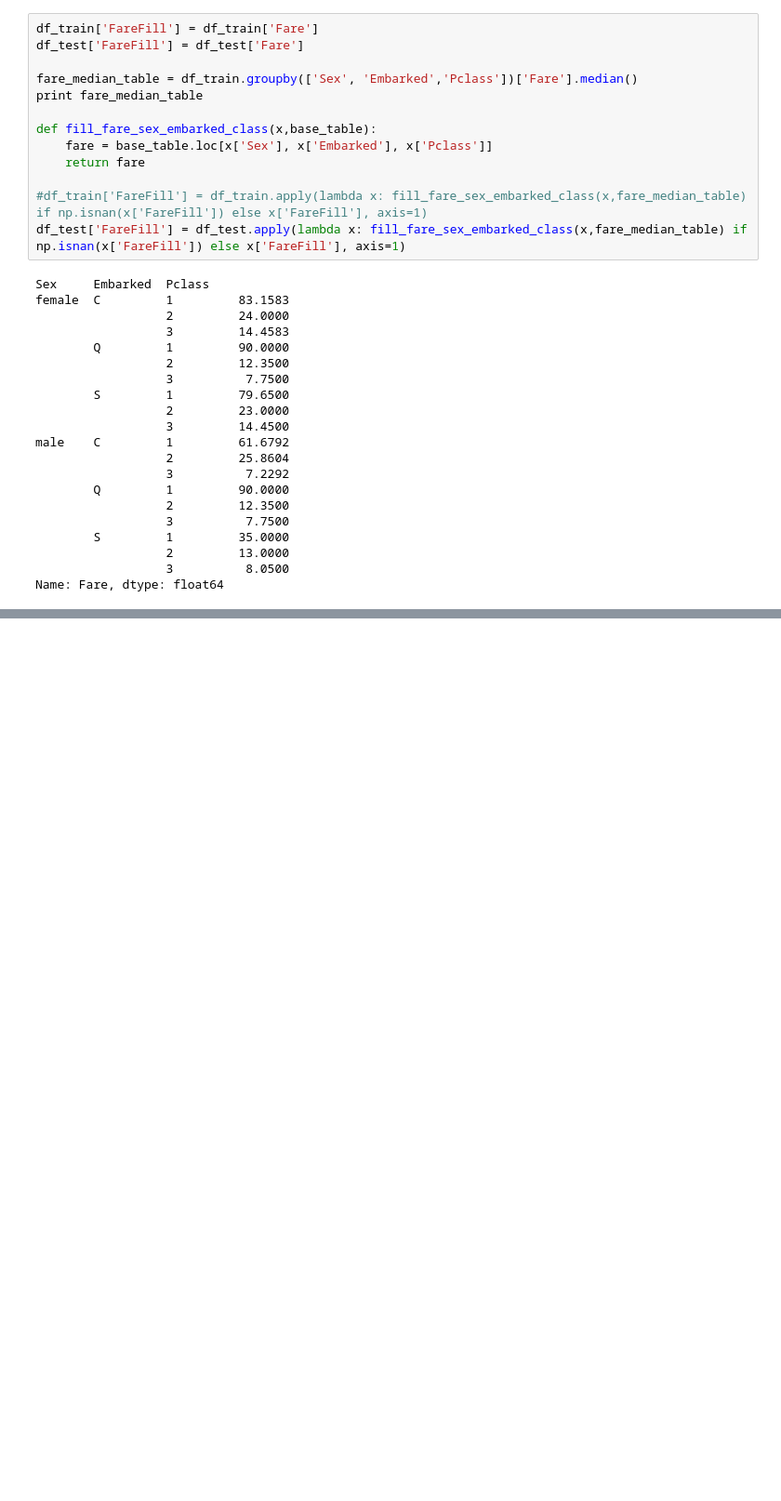
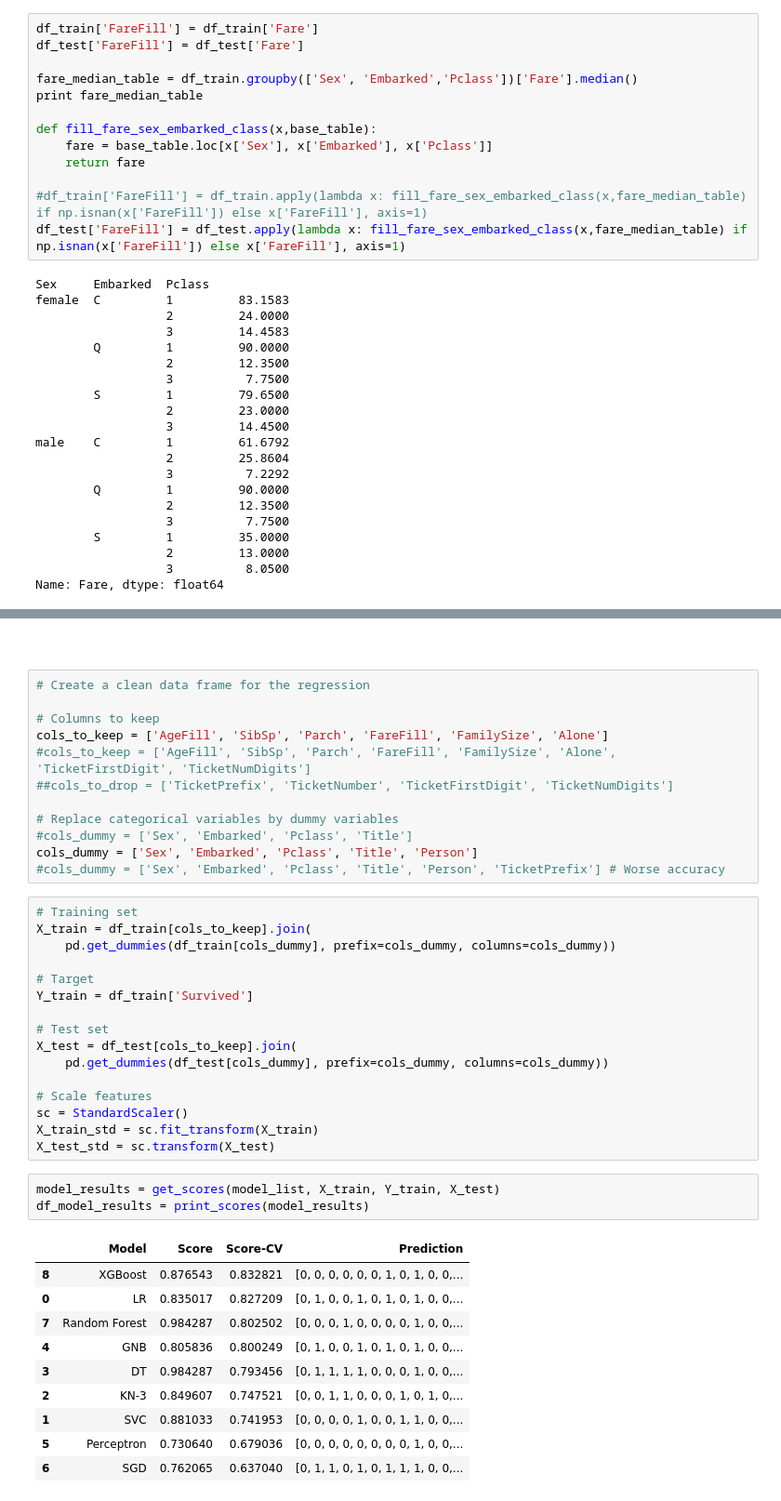
Before and after one commit to saldeal/Kaggle, a Jupyter notebook: titanic/Kaggle-Titanic_v2.ipynb, the cells around one changed output, grey strips where cells are left out. Shown at 93% size. Saved outputs shown, nothing was run; the diff lists cells and outputs as text; blank space fills up the shorter version.

```diff
--- a/titanic/Kaggle-Titanic_v2.ipynb
+++ b/titanic/Kaggle-Titanic_v2.ipynb
@@ -357,0 +630,44 @@ Name: Fare, dtype: float64
+# %% [markdown]
+##
+# %%
+# Create a clean data frame for the regression
+
+# Columns to keep
+cols_to_keep = ['AgeFill', 'SibSp', 'Parch', 'FareFill', 'FamilySize', 'Alone']
+#cols_to_keep = ['AgeFill', 'SibSp', 'Parch', 'FareFill', 'FamilySize', 'Alone', 'TicketFirstDigit', 'TicketNumDigits']
+##cols_to_drop = ['TicketPrefix', 'TicketNumber', 'TicketFirstDigit', 'TicketNumDigits']
+
+# Replace categorical variables by dummy variables
+#cols_dummy = ['Sex', 'Embarked', 'Pclass', 'Title']
+cols_dummy = ['Sex', 'Embarked', 'Pclass', 'Title', 'Person']
+#cols_dummy = ['Sex', 'Embarked', 'Pclass', 'Title', 'Person', 'TicketPrefix'] # Worse accuracy
+# %%
+# Training set
+X_train = df_train[cols_to_keep].join(
+    pd.get_dummies(df_train[cols_dummy], prefix=cols_dummy, columns=cols_dummy))
+
+# Target
+Y_train = df_train['Survived']
+
+# Test set
+X_test = df_test[cols_to_keep].join(
+    pd.get_dummies(df_test[cols_dummy], prefix=cols_dummy, columns=cols_dummy))
+
+# Scale features
+sc = StandardScaler()
+X_train_std = sc.fit_transform(X_train)
+X_test_std = sc.transform(X_test)
+# %%
+model_results = get_scores(model_list, X_train, Y_train, X_test)
+df_model_results = print_scores(model_results)
+# %% [output]
+|  | Model | Score | Score-CV | Prediction |
+| 8 | XGBoost | 0.876543 | 0.832821 | [0, 0, 0, 0, 0, 0, 1, 0, 1, 0, 0,... |
+| 0 | LR | 0.835017 | 0.827209 | [0, 1, 0, 0, 1, 0, 1, 0, 1, 0, 0,... |
+| 7 | Random Forest | 0.984287 | 0.802502 | [0, 0, 0, 1, 0, 0, 0, 0, 1, 0, 0,... |
+| 4 | GNB | 0.805836 | 0.800249 | [0, 1, 0, 0, 1, 0, 1, 0, 1, 0, 0,... |
+| 3 | DT | 0.984287 | 0.793456 | [0, 1, 1, 1, 1, 0, 0, 0, 1, 0, 0,... |
+| 2 | KN-3 | 0.849607 | 0.747521 | [0, 0, 1, 1, 0, 0, 0, 1, 0, 1, 0,... |
+| 1 | SVC | 0.881033 | 0.741953 | [0, 0, 0, 0, 1, 0, 0, 1, 1, 0, 0,... |
+| 5 | Perceptron | 0.730640 | 0.679036 | [0, 0, 0, 0, 0, 0, 0, 0, 1, 0, 0,... |
+| 6 | SGD | 0.762065 | 0.637040 | [0, 1, 1, 0, 1, 0, 1, 1, 1, 0, 0,... |
```
Also changed, not shown: parts of 27 cells of this notebook, 1 other file.
